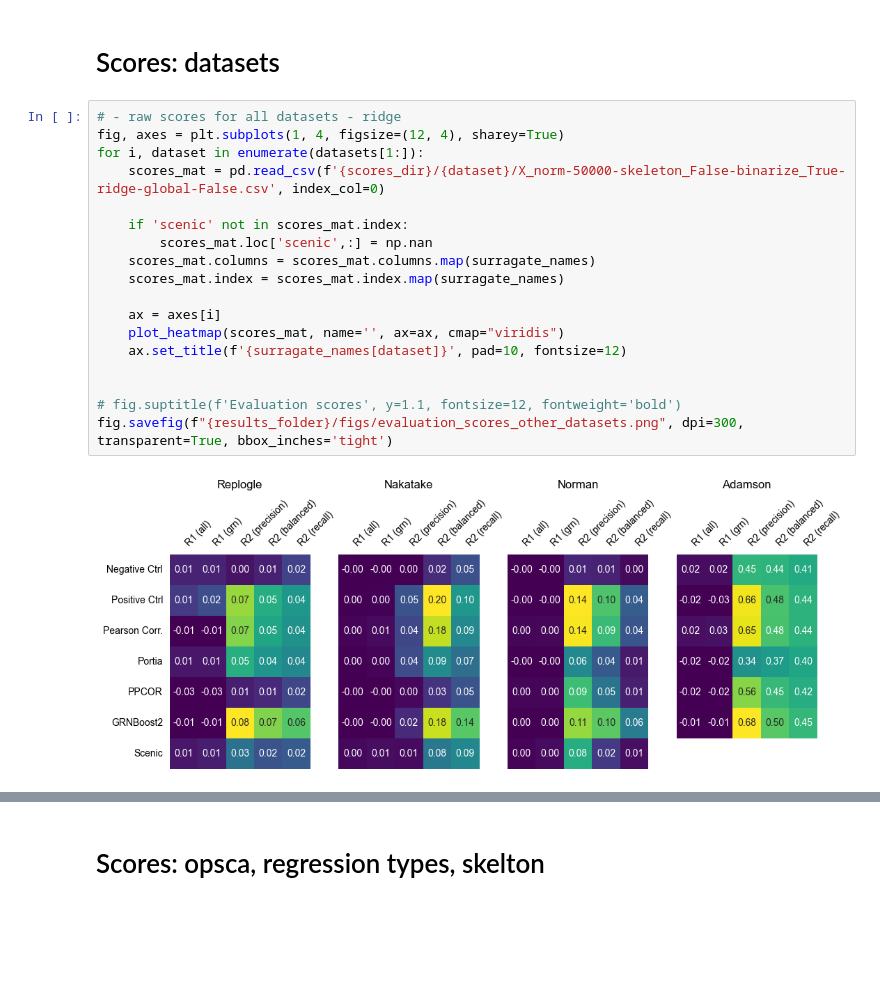
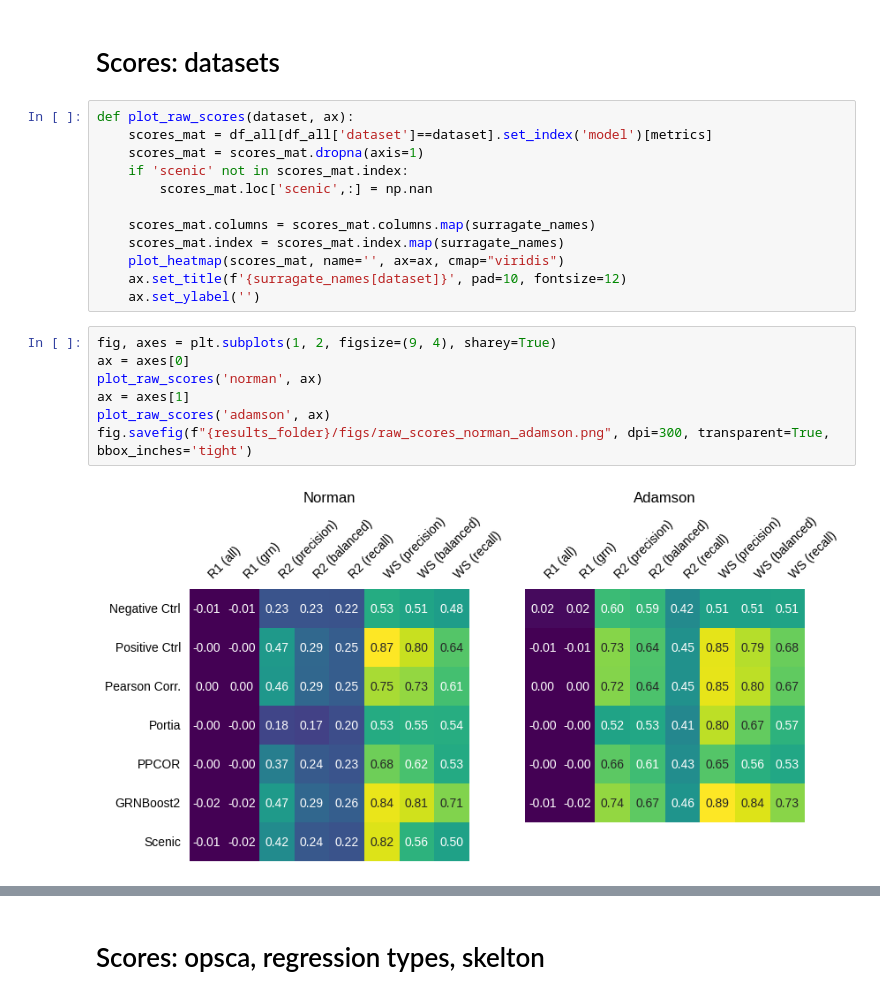
Before and after one commit to janursa/grn_benchmark, a Jupyter notebook: notebooks/process_results.ipynb, the cells around one changed output, grey strips where cells are left out. Cells and saved outputs as stored; diff of their text form; blank space fills up the shorter version.

```diff
--- a/notebooks/process_results.ipynb
+++ b/notebooks/process_results.ipynb
@@ -193,22 +235,23 @@ Warnmeldung:
 # %% [markdown]
 # Scores: datasets
 # %%
-# - raw scores for all datasets - ridge
-fig, axes = plt.subplots(1, 4, figsize=(12, 4), sharey=True)
-for i, dataset in enumerate(datasets[1:]):
-    scores_mat = pd.read_csv(f'{scores_dir}/{dataset}/X_norm-50000-skeleton_False-binarize_True-ridge-global-False.csv', index_col=0)
-
+def plot_raw_scores(dataset, ax):
+    scores_mat = df_all[df_all['dataset']==dataset].set_index('model')[metrics]
+    scores_mat = scores_mat.dropna(axis=1)
     if 'scenic' not in scores_mat.index:
         scores_mat.loc['scenic',:] = np.nan
+
     scores_mat.columns = scores_mat.columns.map(surragate_names)
     scores_mat.index = scores_mat.index.map(surragate_names)
-
-    ax = axes[i]
     plot_heatmap(scores_mat, name='', ax=ax, cmap="viridis")
     ax.set_title(f'{surragate_names[dataset]}', pad=10, fontsize=12)
-
-
-# fig.suptitle(f'Evaluation scores', y=1.1, fontsize=12, fontweight='bold')
-fig.savefig(f"{results_folder}/figs/evaluation_scores_other_datasets.png", dpi=300, transparent=True, bbox_inches='tight')
+    ax.set_ylabel('')
-# %% [output]
-[figure, removed]
+# %%
+fig, axes = plt.subplots(1, 2, figsize=(9, 4), sharey=True)
+ax = axes[0]
+plot_raw_scores('norman', ax)
+ax = axes[1]
+plot_raw_scores('adamson', ax)
+fig.savefig(f"{results_folder}/figs/raw_scores_norman_adamson.png", dpi=300, transparent=True, bbox_inches='tight')
+# %% [output]
+[figure, added]
```
Also changed, not shown: parts of 24 cells of this notebook, 4 other files.
